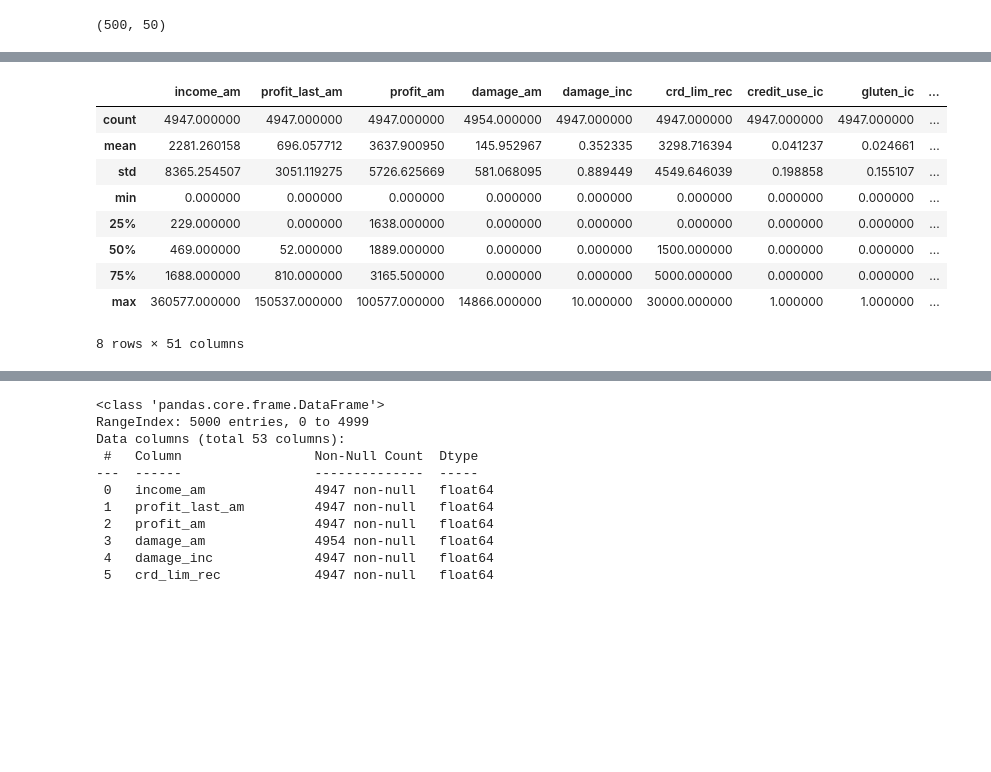
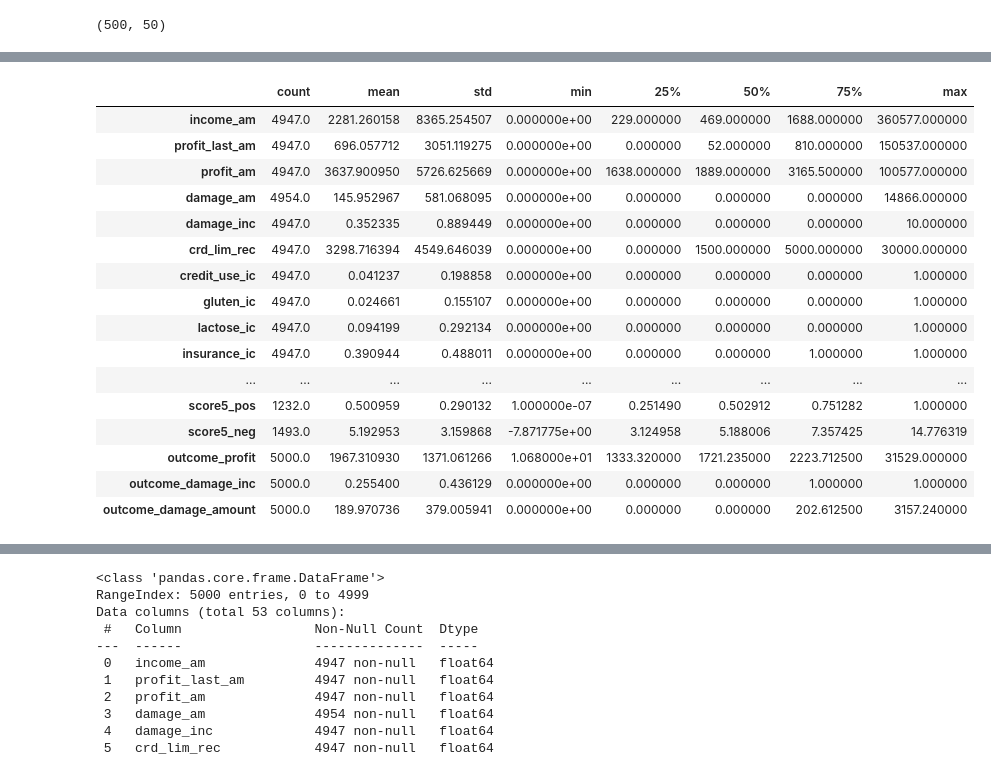
Before and after one commit to TomasHeyneman/Project-ML-, a Jupyter notebook: project.ipynb, the cells around one changed output, grey strips where cells are left out. Saved outputs shown, nothing was run; the diff lists cells and outputs as text; code cells hidden in the pictures; blank space fills up the shorter version.

```diff
--- a/project.ipynb
+++ b/project.ipynb
@@ -77,14 +95,21 @@ score.head()
 # %%
-train.describe()
+train.describe().T
 # %% [output]
-|  | income_am | profit_last_am | profit_am | damage_am | damage_inc | crd_lim_rec | credit_use_ic | gluten_ic | ... |
-| count | 4947.000000 | 4947.000000 | 4947.000000 | 4954.000000 | 4947.000000 | 4947.000000 | 4947.000000 | 4947.000000 | ... |
-| mean | 2281.260158 | 696.057712 | 3637.900950 | 145.952967 | 0.352335 | 3298.716394 | 0.041237 | 0.024661 | ... |
-| std | 8365.254507 | 3051.119275 | 5726.625669 | 581.068095 | 0.889449 | 4549.646039 | 0.198858 | 0.155107 | ... |
-| min | 0.000000 | 0.000000 | 0.000000 | 0.000000 | 0.000000 | 0.000000 | 0.000000 | 0.000000 | ... |
-| 25% | 229.000000 | 0.000000 | 1638.000000 | 0.000000 | 0.000000 | 0.000000 | 0.000000 | 0.000000 | ... |
-| 50% | 469.000000 | 52.000000 | 1889.000000 | 0.000000 | 0.000000 | 1500.000000 | 0.000000 | 0.000000 | ... |
-| 75% | 1688.000000 | 810.000000 | 3165.500000 | 0.000000 | 0.000000 | 5000.000000 | 0.000000 | 0.000000 | ... |
-| max | 360577.000000 | 150537.000000 | 100577.000000 | 14866.000000 | 10.000000 | 30000.000000 | 1.000000 | 1.000000 | ... |
+|  | count | mean | std | min | 25% | 50% | 75% | max |
+| income_am | 4947.0 | 2281.260158 | 8365.254507 | 0.000000e+00 | 229.000000 | 469.000000 | 1688.000000 | 360577.000000 |
+| profit_last_am | 4947.0 | 696.057712 | 3051.119275 | 0.000000e+00 | 0.000000 | 52.000000 | 810.000000 | 150537.000000 |
+| profit_am | 4947.0 | 3637.900950 | 5726.625669 | 0.000000e+00 | 1638.000000 | 1889.000000 | 3165.500000 | 100577.000000 |
+| damage_am | 4954.0 | 145.952967 | 581.068095 | 0.000000e+00 | 0.000000 | 0.000000 | 0.000000 | 14866.000000 |
+| damage_inc | 4947.0 | 0.352335 | 0.889449 | 0.000000e+00 | 0.000000 | 0.000000 | 0.000000 | 10.000000 |
+| crd_lim_rec | 4947.0 | 3298.716394 | 4549.646039 | 0.000000e+00 | 0.000000 | 1500.000000 | 5000.000000 | 30000.000000 |
+| credit_use_ic | 4947.0 | 0.041237 | 0.198858 | 0.000000e+00 | 0.000000 | 0.000000 | 0.000000 | 1.000000 |
+| gluten_ic | 4947.0 | 0.024661 | 0.155107 | 0.000000e+00 | 0.000000 | 0.000000 | 0.000000 | 1.000000 |
+| lactose_ic | 4947.0 | 0.094199 | 0.292134 | 0.000000e+00 | 0.000000 | 0.000000 | 0.000000 | 1.000000 |
+| insurance_ic | 4947.0 | 0.390944 | 0.488011 | 0.000000e+00 | 0.000000 | 0.000000 | 1.000000 | 1.000000 |
+| ... | ... | ... | ... | ... | ... | ... | ... | ... |
+| score5_pos | 1232.0 | 0.500959 | 0.290132 | 1.000000e-07 | 0.251490 | 0.502912 | 0.751282 | 1.000000 |
+| score5_neg | 1493.0 | 5.192953 | 3.159868 | -7.871775e+00 | 3.124958 | 5.188006 | 7.357425 | 14.776319 |
+| outcome_profit | 5000.0 | 1967.310930 | 1371.061266 | 1.068000e+01 | 1333.320000 | 1721.235000 | 2223.712500 | 31529.000000 |
+| outcome_damage_inc | 5000.0 | 0.255400 | 0.436129 | 0.000000e+00 | 0.000000 | 0.000000 | 1.000000 | 1.000000 |
+| outcome_damage_amount | 5000.0 | 189.970736 | 379.005941 | 0.000000e+00 | 0.000000 | 0.000000 | 202.612500 | 3157.240000 |
-8 rows × 51 columns
 # %%
```
Also changed, not shown: parts of 8 cells of this notebook.
